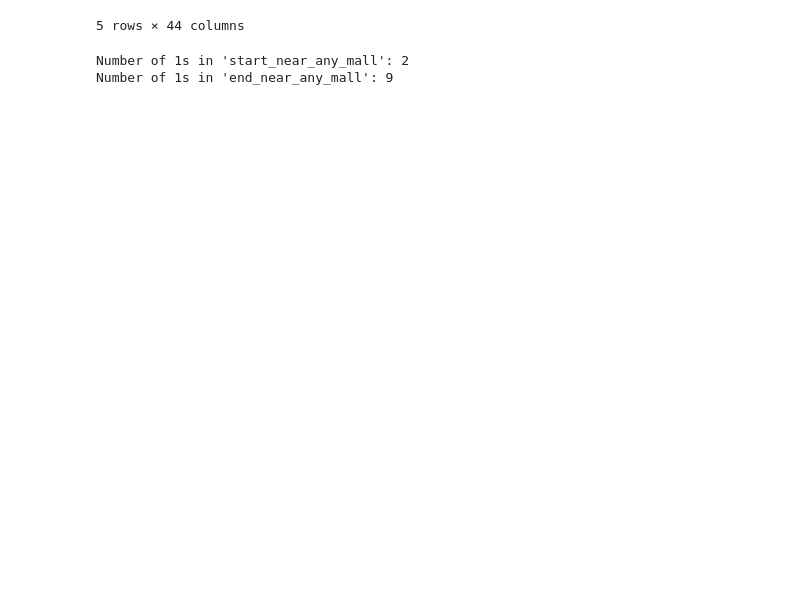
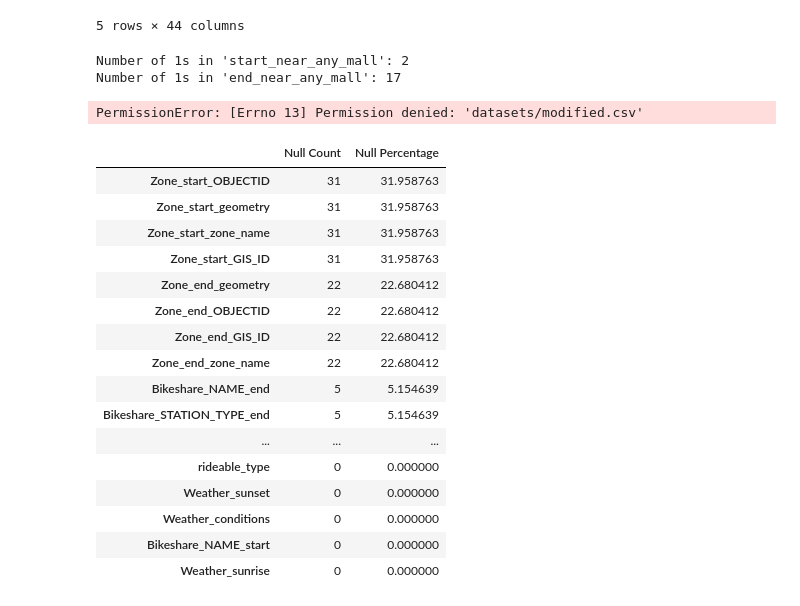
Before and after one commit to wissamttajjar/Datamining_project_1, a Jupyter notebook: jupyter labs/metro stops preprocessing.ipynb, the cells around one changed output. Cells and saved outputs as stored; diff of their text form; code cells hidden in the pictures; blank space fills up the shorter version.

Commit message:
completed most other tasks in the b section of the h.w, screw omar hadid btw, dunno if I will do any more since my colleagues aren't being helpful.

```diff
--- a/jupyter labs/metro stops preprocessing.ipynb
+++ b/jupyter labs/metro stops preprocessing.ipynb
@@ -38,3 +39,11 @@ df_merged.shape
 (97, 40)
 # %%
 df_merged_copy = df_merged.copy()
+# %%
+# First, remove the "POINT (" and ")" parts, then split
+df_modified = pd.DataFrame(df_merged_copy)
+df_modified['start_longitude'] = df_modified['Bikeshare_geometry_start'].str.extract(r'POINT \((-?\d+\.\d+)')[0].astype(float)
+df_modified['start_latitude'] = df_modified['Bikeshare_geometry_start'].str.extract(r'POINT \(-?\d+\.\d+ (\d+\.\d+)\)')[0].astype(float)
+
+df_modified['end_longitude'] = df_modified['Bikeshare_geometry_end'].str.extract(r'POINT \((-?\d+\.\d+)')[0].astype(float)
+df_modified['end_latitude'] = df_modified['Bikeshare_geometry_end'].str.extract(r'POINT \(-?\d+\.\d+ (\d+\.\d+)\)')[0].astype(float)
@@ -165,12 +183,12 @@ shopping_centers = np.array([
 ])
 # %%
 proximity = 300
-df_with_coords['start_near_any_mall'] = df_with_coords.apply(
-    lambda row: int(distance_to_closest_mall(row['start_latitude'], row['start_longitude']) <= proximity),
+df_modified['start_near_any_mall'] = df_modified.apply(
+    lambda row: int(hf.distance_to_closest_mall(row['start_latitude'], row['start_longitude'], shopping_centers) <= proximity),
     axis=1
 )
 
-df_with_coords['end_near_any_mall'] = df_with_coords.apply(
-    lambda row: int(distance_to_closest_mall(row['end_latitude'], row['end_longitude']) <= proximity),
+df_modified['end_near_any_mall'] = df_modified.apply(
+    lambda row: int(hf.distance_to_closest_mall(row['end_latitude'], row['end_longitude'], shopping_centers) <= proximity),
     axis=1
 )
@@ -184,21 +195,63 @@ def closest_mall_info(lat, lon):
 # %%
-count_of_ones = df_with_coords['start_near_any_mall'].eq(1).sum()
+count_of_ones = df_modified['start_near_any_mall'].eq(1).sum()
 
 print(f"Number of 1s in '{'start_near_any_mall'}': {count_of_ones}")
 
-count_of_ones = df_with_coords['end_near_any_mall'].eq(1).sum()
+count_of_ones = df_modified['end_near_any_mall'].eq(1).sum()
 
 print(f"Number of 1s in '{'end_near_any_mall'}': {count_of_ones}")
 # %% [output]
 Number of 1s in 'start_near_any_mall': 2
-Number of 1s in 'end_near_any_mall': 9
+Number of 1s in 'end_near_any_mall': 17
 # %%
-df_with_coords['end_distance_to_closest_mall_m'] = df_with_coords.apply(
-    lambda row: distance_to_closest_mall(row['end_latitude'], row['end_longitude']),
+df_modified['end_distance_to_closest_mall_m'] = df_modified.apply(
+    lambda row: hf.distance_to_closest_mall(row['end_latitude'], row['end_longitude'], shopping_centers),
     axis=1
 )
 # %%
-df_with_coords.to_csv('datasets/modified.csv', index=False)
+df_modified.to_csv('datasets/modified.csv', index=False)
+# %% [output]
+PermissionError: [Errno 13] Permission denied: 'datasets/modified.csv'
+# %%
+null_counts = df_modified.isnull().sum()
+
+# Calculate total number of rows in the DataFrame
+total_rows = len(df_modified)
+
+# Calculate percentage of null values for all columns
+# Use .apply(lambda x: f"{x:.2f}%") for formatting if you want to store as string
+null_percentages = (null_counts / total_rows) * 100
+
+# Create a new DataFrame to store these results
+null_summary_df = pd.DataFrame({
+    'Null Count': null_counts,
+    'Null Percentage': null_percentages
+})
+
+# Optional: Sort by Null Count or Null Percentage to see most affected columns first
+null_summary_df = null_summary_df.sort_values(by='Null Count', ascending=False)
+
+rows_with_nulls_df = df_modified[df_modified.isnull().any(axis=1)]
+
+null_summary_df
+# %% [output]
+|  | Null Count | Null Percentage |
+| Zone_start_OBJECTID | 31 | 31.958763 |
+| Zone_start_geometry | 31 | 31.958763 |
+| Zone_start_zone_name | 31 | 31.958763 |
+| Zone_start_GIS_ID | 31 | 31.958763 |
+| Zone_end_geometry | 22 | 22.680412 |
+| Zone_end_OBJECTID | 22 | 22.680412 |
+| Zone_end_GIS_ID | 22 | 22.680412 |
+| Zone_end_zone_name | 22 | 22.680412 |
+| Bikeshare_NAME_end | 5 | 5.154639 |
+| Bikeshare_STATION_TYPE_end | 5 | 5.154639 |
+| ... | ... | ... |
+| rideable_type | 0 | 0.000000 |
+| Weather_sunset | 0 | 0.000000 |
+| Weather_conditions | 0 | 0.000000 |
+| Bikeshare_NAME_start | 0 | 0.000000 |
+| Weather_sunrise | 0 | 0.000000 |
 # %%
 precision = 6
 
```
Also changed, not shown: parts of 25 cells of this notebook, 2 other files.
